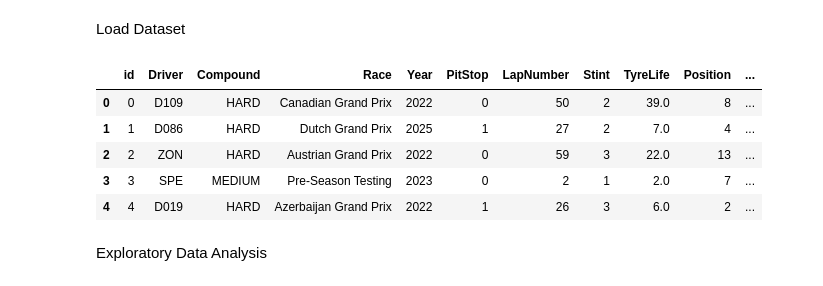
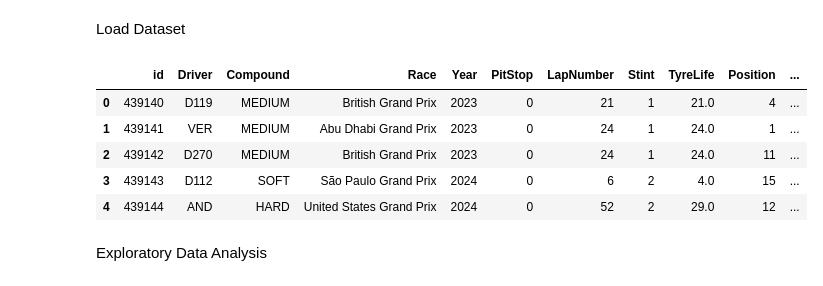
Before and after one commit to Emmanuelkiptim/Machine-Learning, a Jupyter notebook: Practice Projects/Predicting F1 Pit Stops/Predicticting_f1_pitstops.ipynb, the cells around one changed output. Saved outputs shown, nothing was run; the diff lists cells and outputs as text; code cells hidden in the pictures.

```diff
--- a/Practice Projects/Predicting F1 Pit Stops/Predicticting_f1_pitstops.ipynb
+++ b/Practice Projects/Predicting F1 Pit Stops/Predicticting_f1_pitstops.ipynb
@@ -11,15 +11,17 @@ import seaborn as sns
 # %% [markdown]
 Load Dataset
 # %%
-df=pd.read_csv('train.csv')
-df.head()
+dft=pd.read_csv('train.csv')
+dft.head()
+dfte=pd.read_csv('test.csv')
+dfte.head()
 # %% [output]
 |  | id | Driver | Compound | Race | Year | PitStop | LapNumber | Stint | TyreLife | Position | ... |
-| 0 | 0 | D109 | HARD | Canadian Grand Prix | 2022 | 0 | 50 | 2 | 39.0 | 8 | ... |
-| 1 | 1 | D086 | HARD | Dutch Grand Prix | 2025 | 1 | 27 | 2 | 7.0 | 4 | ... |
-| 2 | 2 | ZON | HARD | Austrian Grand Prix | 2022 | 0 | 59 | 3 | 22.0 | 13 | ... |
-| 3 | 3 | SPE | MEDIUM | Pre-Season Testing | 2023 | 0 | 2 | 1 | 2.0 | 7 | ... |
-| 4 | 4 | D019 | HARD | Azerbaijan Grand Prix | 2022 | 1 | 26 | 3 | 6.0 | 2 | ... |
+| 0 | 439140 | D119 | MEDIUM | British Grand Prix | 2023 | 0 | 21 | 1 | 21.0 | 4 | ... |
+| 1 | 439141 | VER | MEDIUM | Abu Dhabi Grand Prix | 2023 | 0 | 24 | 1 | 24.0 | 1 | ... |
+| 2 | 439142 | D270 | MEDIUM | British Grand Prix | 2023 | 0 | 24 | 1 | 24.0 | 11 | ... |
+| 3 | 439143 | D112 | SOFT | São Paulo Grand Prix | 2024 | 0 | 6 | 2 | 4.0 | 15 | ... |
+| 4 | 439144 | AND | HARD | United States Grand Prix | 2024 | 0 | 52 | 2 | 29.0 | 12 | ... |
 # %% [markdown]
 Exploratory Data Analysis
 # %%
```
Also changed, not shown: parts of 17 cells of this notebook, 2 other files.
